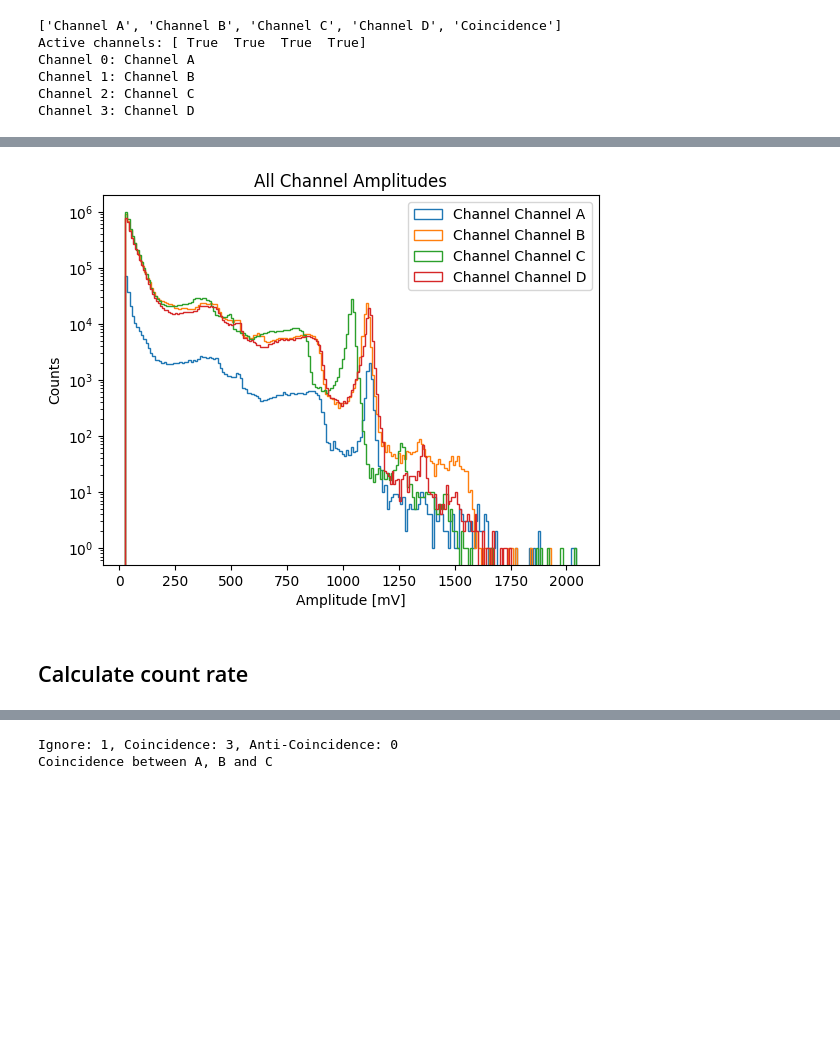
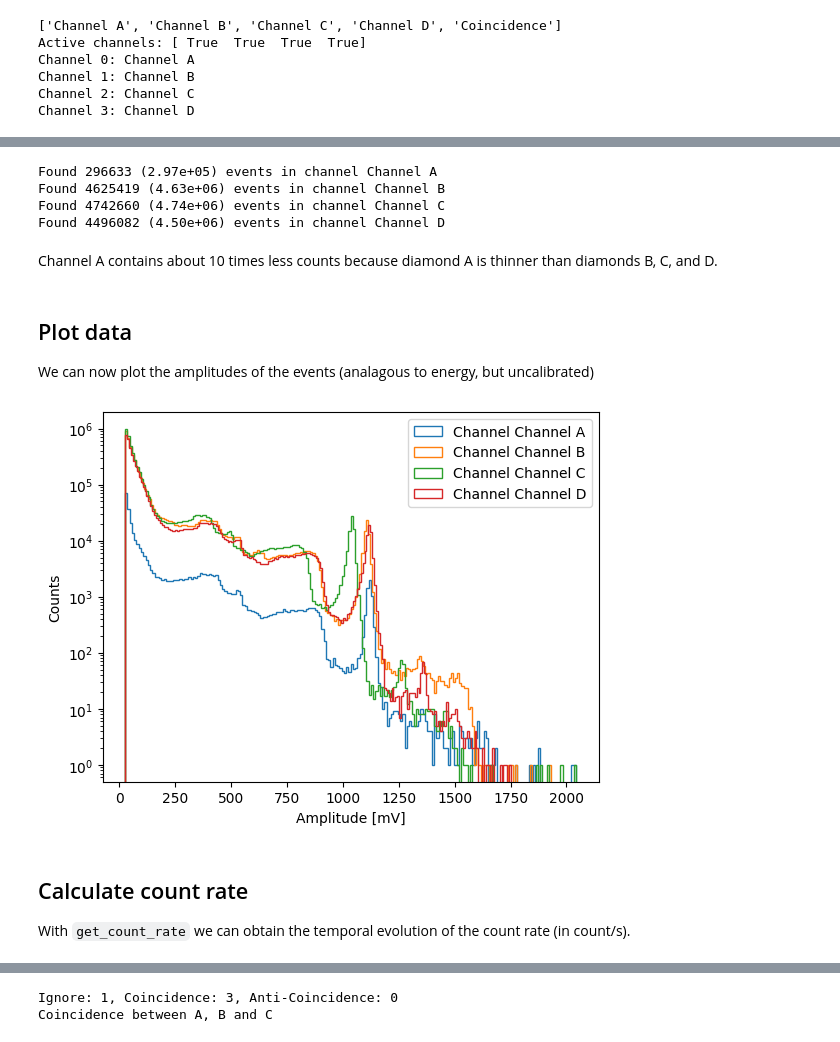
Before and after one commit to cdunn314/libra-toolbox, a Jupyter notebook: docs/examples/prt.ipynb, the cells around one changed output, grey strips where cells are left out. Drawn from its saved outputs; the diff is of its cells as text; code cells hidden in the pictures; blank space fills up the shorter version.

```diff
--- a/docs/examples/prt.ipynb
+++ b/docs/examples/prt.ipynb
@@ -44,23 +68,37 @@ Channel 3: Channel D
+# %%
+for channel, channel_data in data.items():
+    print(f"Found {len(channel_data["timestamps"])} ({len(channel_data["timestamps"]):.2e}) events in channel {channel}")
+# %% [output]
+Found 296633 (2.97e+05) events in channel Channel A
+Found 4625419 (4.63e+06) events in channel Channel B
+Found 4742660 (4.74e+06) events in channel Channel C
+Found 4496082 (4.50e+06) events in channel Channel D
+# %% [markdown]
+Channel A contains about 10 times less counts because diamond A is thinner than diamonds B, C, and D.
+# %% [markdown]
+## Plot data
+
+We can now plot the amplitudes of the events (analagous to energy, but uncalibrated)
 # %%
 import matplotlib.pyplot as plt
 
-# Plotting amplitudes (analagous to energy, but uncalibrated)
 
-for channel_name in data.keys():
+for channel_name, channel_data in data.items():
     plt.hist(
-        data[channel_name]["amplitudes"],
+        channel_data["amplitudes"],
         bins=200,
         histtype="step",
         label=f"Channel {channel_name}",
     )
 plt.xlabel("Amplitude [mV]")
 plt.ylabel("Counts")
-plt.title("All Channel Amplitudes")
 plt.yscale("log")
 plt.legend()
 plt.show()
 # %% [output]
-[figure, old version]
+[figure, new version]
-# %% [markdown]
-## Calculate count rate
+# %% [markdown]
+## Calculate count rate
+
+With `get_count_rate` we can obtain the temporal evolution of the count rate (in count/s).
 # %%
```
Also changed, not shown: parts of 15 cells of this notebook.
